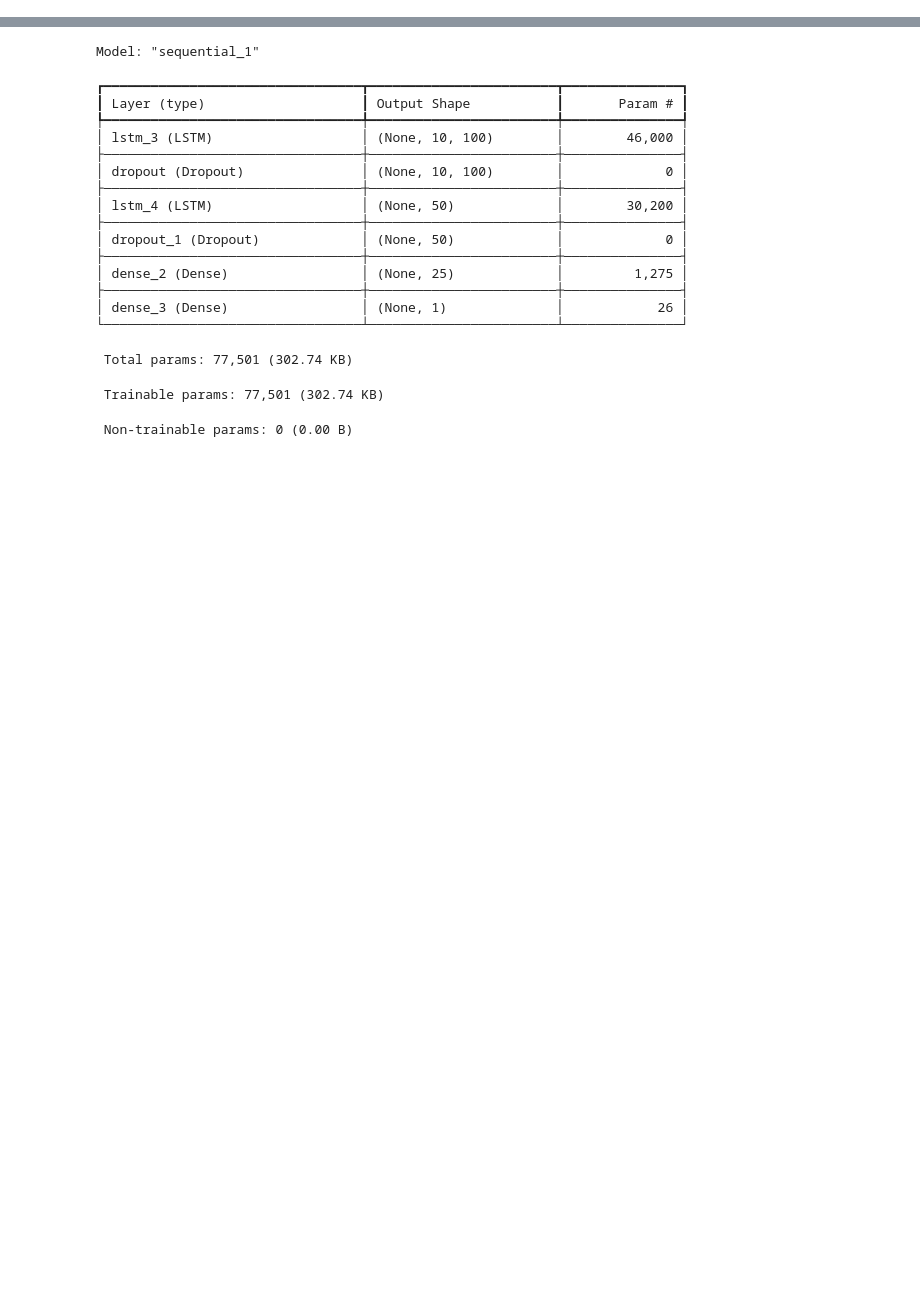
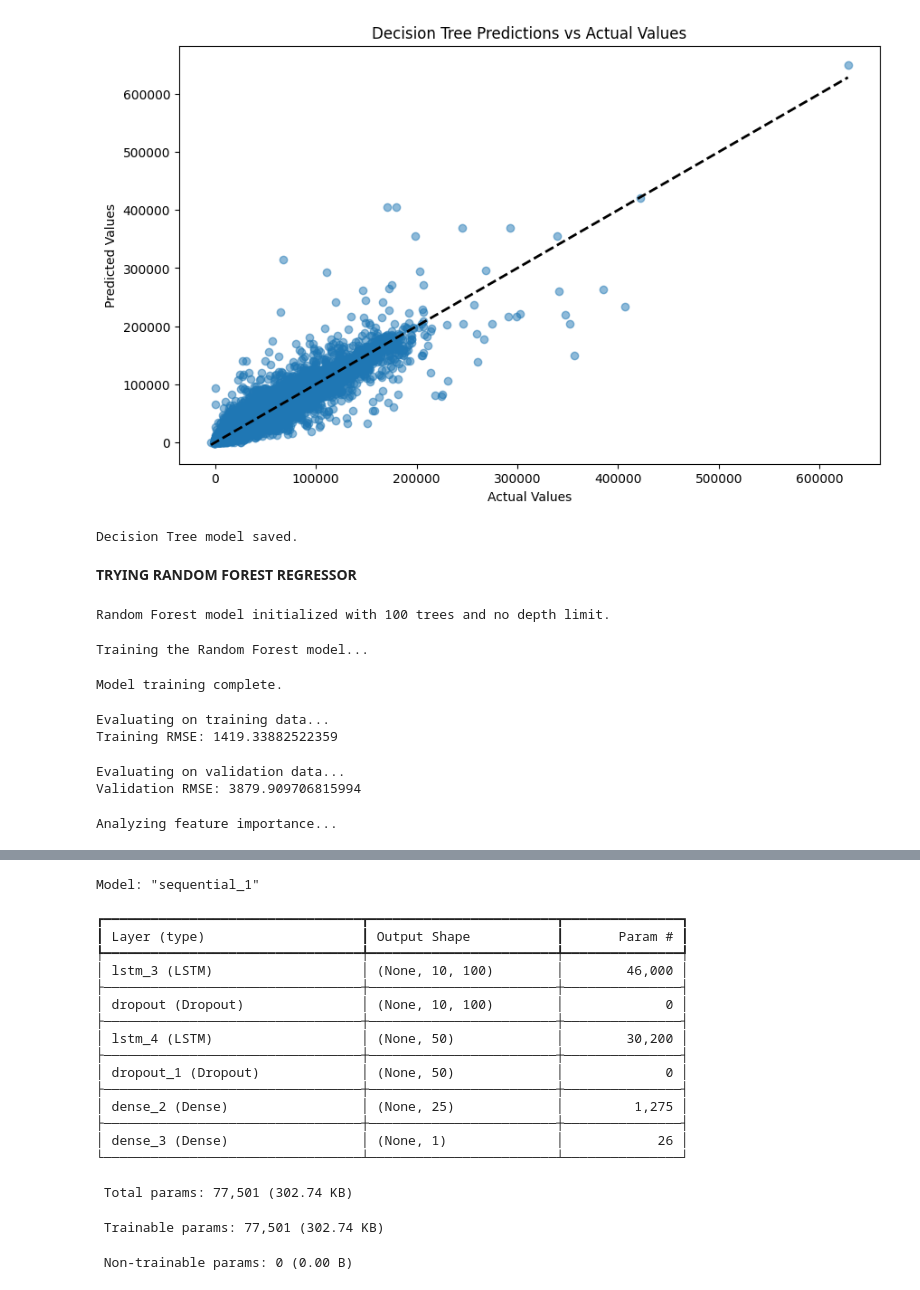
Before and after one commit to adityam-iisc/Store-Sales-Forecasting, a Jupyter notebook: Code/model_implementation.ipynb, the cells around one changed output, grey strips where cells are left out. Saved outputs shown, nothing was run; the diff lists cells and outputs as text; code cells hidden in the pictures; blank space fills up the shorter version.

```diff
--- a/Code/model_implementation.ipynb
+++ b/Code/model_implementation.ipynb
@@ -215,0 +52,6 @@ y_test shape: (84312,)
+# %%
+# Evaluate the model on validation data
+print("Evaluating on validation data...")
+tree_val_preds = tree.predict(val_inputs)
+tree_val_rmse = root_mean_squared_error(val_targets, tree_val_preds)
+print(f"Validation RMSE: {tree_val_rmse}")
@@ -215,0 +133,61 @@ y_test shape: (84312,)
+# %%
+# Create a scatter plot
+plt.figure(figsize=(10, 6))
+plt.scatter(val_targets, tree_val_preds, alpha=0.5)
+plt.xlabel('Actual Values')
+plt.ylabel('Predicted Values')
+plt.title('Decision Tree Predictions vs Actual Values')
+plt.plot([val_targets.min(), val_targets.max()], [val_targets.min(), val_targets.max()], 'k--', lw=2)
+plt.show()
+# %% [output]
+[figure, added]
+# %%
+# Save trained Decison tree for Validation
+joblib.dump(tree, '../cache/decision_tree_model.joblib')
+print("Decision Tree model saved.")
+# %% [output]
+Decision Tree model saved.
+# %% [markdown]
+**TRYING RANDOM FOREST REGRESSOR**
+# %%
+# Initialize the Random Forest Regressor
+rf = RandomForestRegressor(random_state=42, n_estimators=100, max_depth=None)
+print("Random Forest model initialized with 100 trees and no depth limit.")
+# %% [output]
+Random Forest model initialized with 100 trees and no depth limit.
+# %%
+# Train the model
+print("Training the Random Forest model...")
+rf.fit(train_inputs, train_targets)
+print("Model training complete.")
+# %% [output]
+Training the Random Forest model...
+Model training complete.
+# %%
+# Evaluate the model on training data
+print("Evaluating on training data...")
+rf_train_preds = rf.predict(train_inputs)
+rf_train_rmse = root_mean_squared_error(train_targets, rf_train_preds)
+print(f"Training RMSE: {rf_train_rmse}")
+# %% [output]
+Evaluating on training data...
+Training RMSE: 1419.33882522359
+# %%
+# Evaluate the model on validation data
+print("Evaluating on validation data...")
+rf_val_preds = rf.predict(val_inputs)
+rf_val_rmse = root_mean_squared_error(val_targets, rf_val_preds)
+print(f"Validation RMSE: {rf_val_rmse}")
+# %% [output]
+Evaluating on validation data...
+Validation RMSE: 3879.909706815994
+# %%
+# Feature Importance
+print("Analyzing feature importance...")
+rf_importances = rf.feature_importances_
+rf_importance_df = pd.DataFrame({
+    'feature': train_inputs.columns,
+    'importance': rf_importances
+}).sort_values('importance', ascending=False)
+# %% [output]
+Analyzing feature importance...
```
Also changed, not shown: parts of 29 cells of this notebook.
